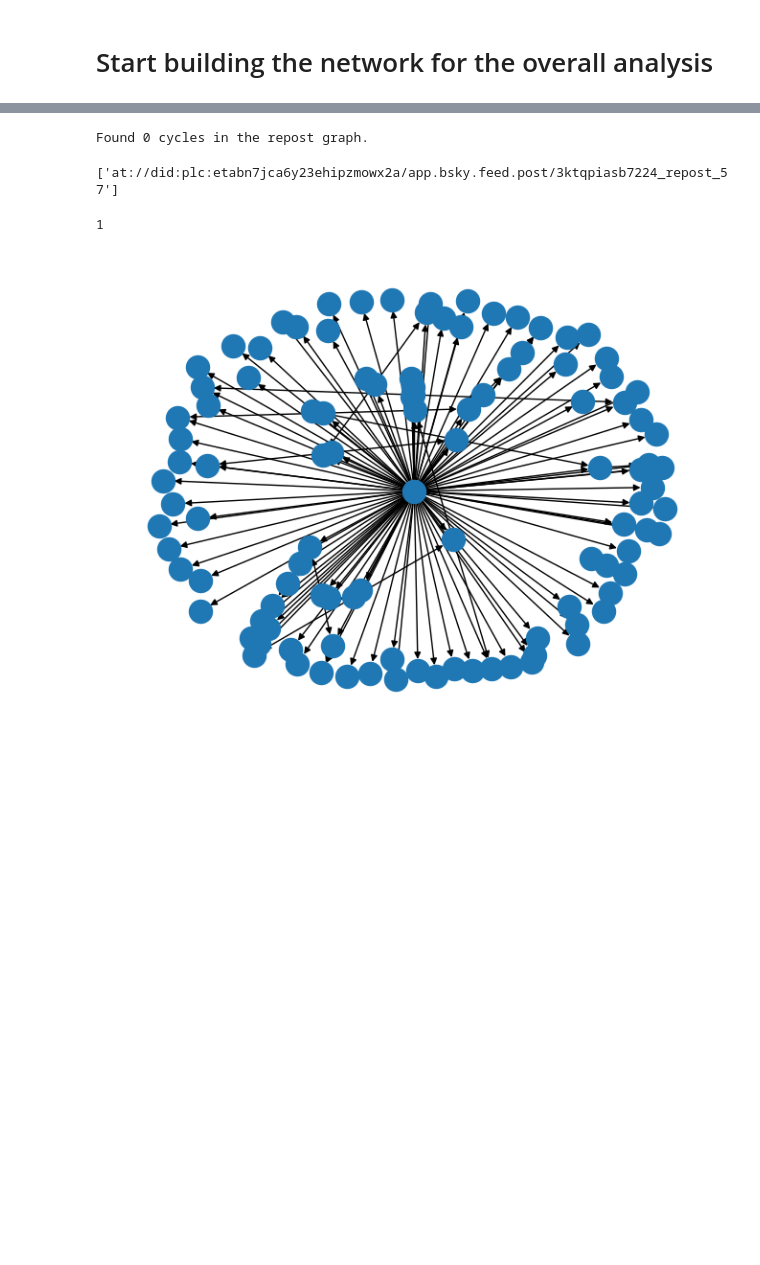
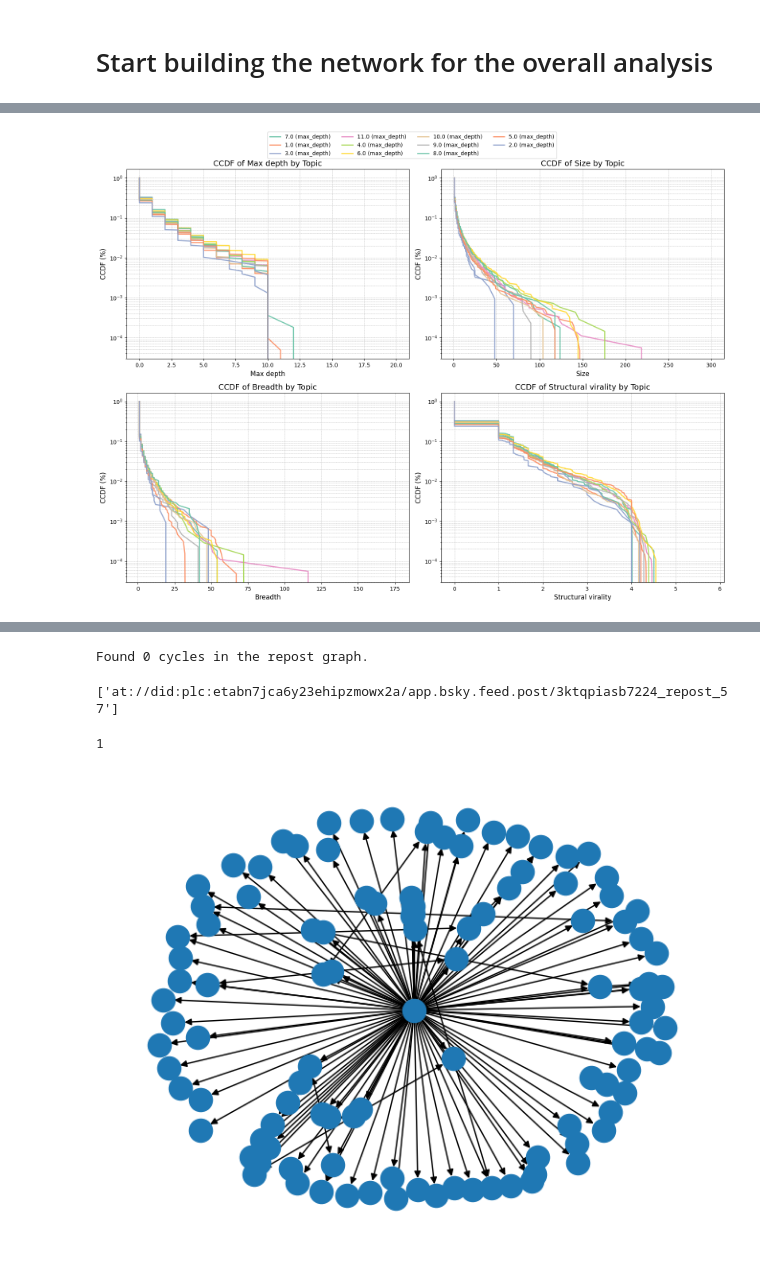
Before and after one commit to LiMaoUM/information-diffusion, a Jupyter notebook: src/analysis.ipynb, the cells around one changed output, grey strips where cells are left out. Saved outputs shown, nothing was run; the diff lists cells and outputs as text; code cells hidden in the pictures; blank space fills up the shorter version.

```diff
--- a/src/analysis.ipynb
+++ b/src/analysis.ipynb
@@ -368,0 +393,7 @@ reposts_graph.number_of_nodes()
+# %%
+import pandas as pd
+#build the dataframe, column and row switch
+
+combined_stats = pd.DataFrame(stats['combined_graph']).T
+repost_stats = pd.DataFrame(stats['repost_graph']).T
+reply_stats = pd.DataFrame(stats['reply_graph']).T
@@ -368,0 +488,3 @@ reposts_graph.number_of_nodes()
+# %%
+reply_stats.reset_index(inplace=True)
+reply_stats = reply_stats.merge(bsky_topics, left_on='index', right_on='id', how='left').drop(columns='id')
@@ -368,0 +497,4 @@ reposts_graph.number_of_nodes()
+# %%
+plot_tree_statistics_grouped(reply_stats.dropna().loc[reply_stats.dropna()['topic'] != -1, :])
+# %% [output]
+[figure, added]
```
Also changed, not shown: parts of 43 cells of this notebook, 2 other files.
